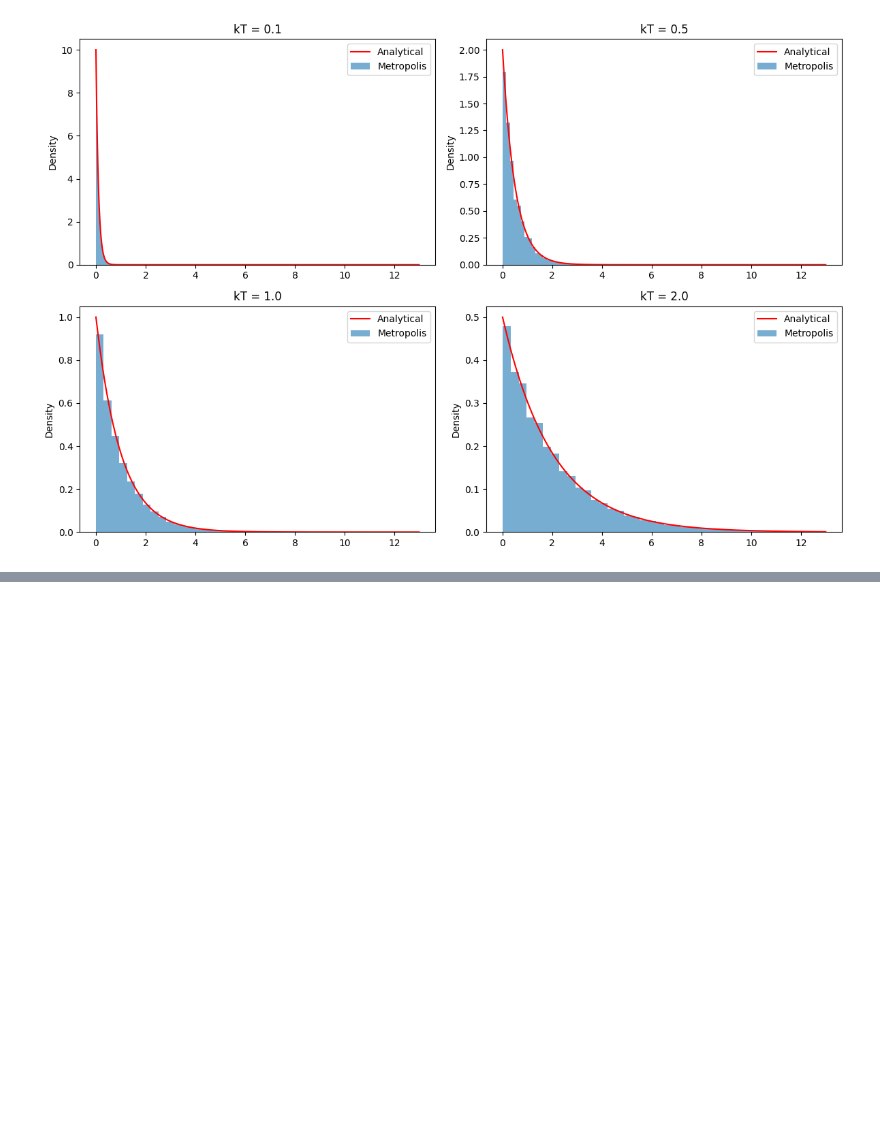
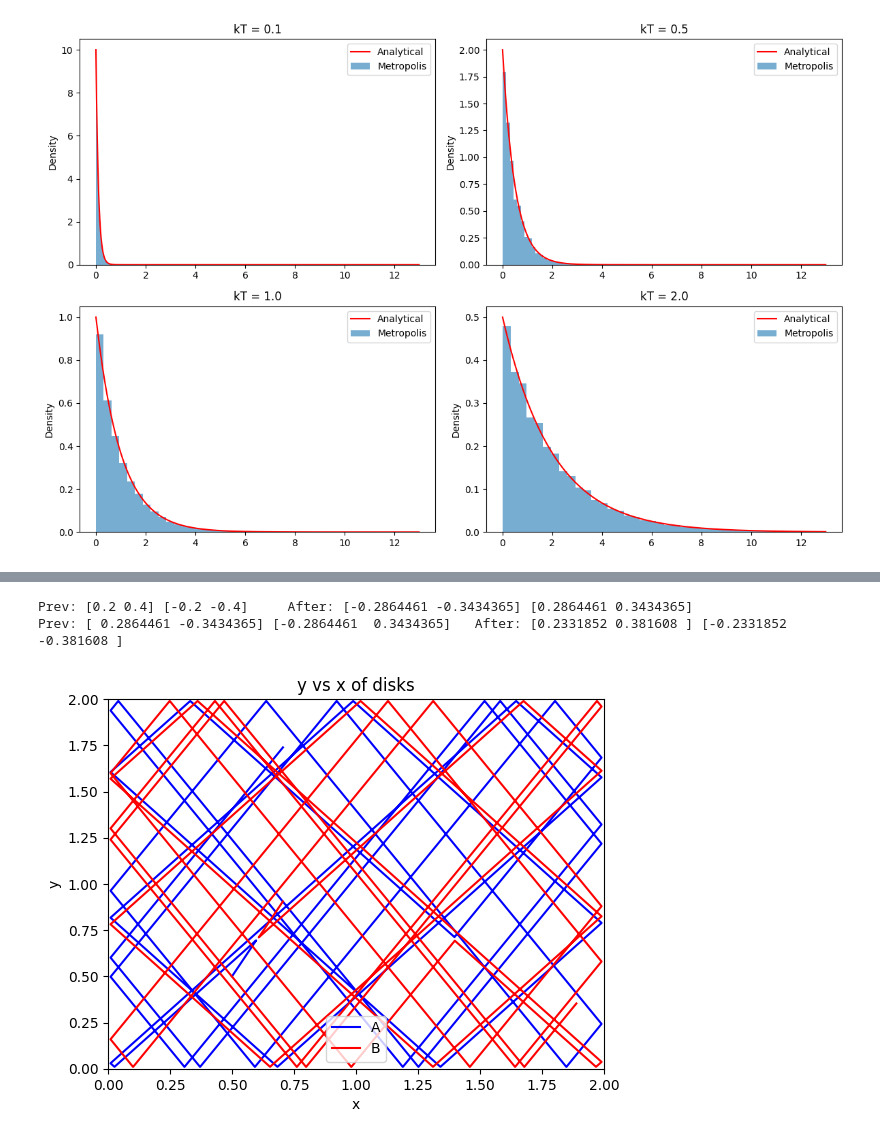
Before and after one commit to Ravindu-Kalhara/Computational-Statistical-Mechanics, a Jupyter notebook: exercises.ipynb, the cells around one changed output, grey strips where cells are left out. Saved outputs shown, nothing was run; the diff lists cells and outputs as text; code cells hidden in the pictures; blank space fills up the shorter version.

```diff
--- a/exercises.ipynb
+++ b/exercises.ipynb
@@ -72,0 +116,30 @@ plt.show()
+# %%
+radius = 0.01
+wall_len = 2
+delta_t = 0.001
+num_iter = 100000
+
+diskA = Disk(np.array([0.5, 0.5]), np.array([0.2, 0.4]), radius, wall_len, delta_t)
+diskB = Disk(np.array([0.705, 0.905]), np.array([-0.2, -0.4]), radius, wall_len, delta_t)
+for i in range(num_iter):
+    diskA.is_wall_collision()
+    diskB.is_wall_collision()
+    is_ball_collision(diskA, diskB)
+    diskA.move()
+    diskB.move()
+# %% [output]
+Prev: [0.2 0.4] [-0.2 -0.4]     After: [-0.2864461 -0.3434365] [0.2864461 0.3434365]
+Prev: [ 0.2864461 -0.3434365] [-0.2864461  0.3434365]   After: [0.2331852 0.381608 ] [-0.2331852 -0.381608 ]
+# %%
+plt.figure()
+plt.plot(diskA.pos_arr[:, 0], diskA.pos_arr[:, 1], c="b", label="A")
+plt.plot(diskB.pos_arr[:, 0], diskB.pos_arr[:, 1], c="r", label="B")
+plt.title("y vs x of disks")
+plt.xlabel("x")
+plt.xlim(0, 2)
+plt.ylim(0, 2)
+plt.ylabel("y")
+plt.legend()
+plt.show()
+# %% [output]
+[figure, added]
```
Also changed, not shown: parts of 5 cells of this notebook, 1 other file.
